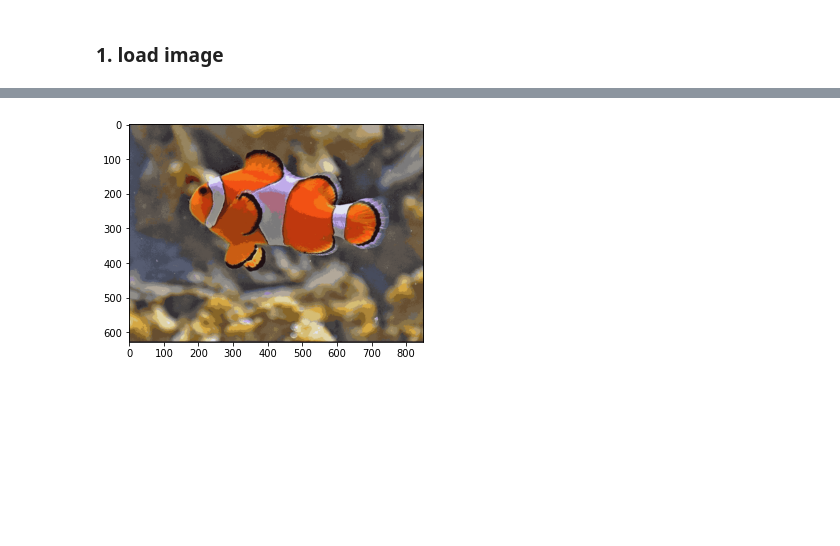
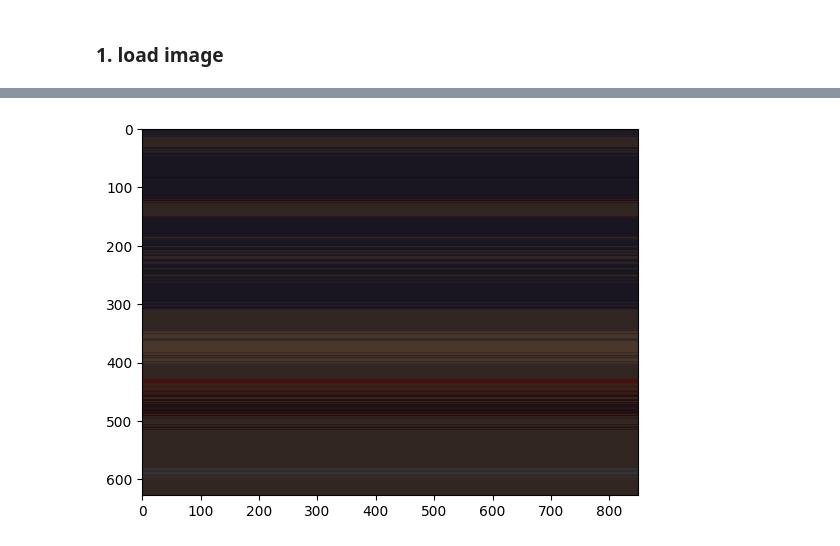
Before and after one commit to vaclav-kubes/MLF, a Jupyter notebook: Lab_02/Lab_02_task.ipynb, the cells around one changed output, grey strips where cells are left out. Cells and saved outputs as stored; diff of their text form; code cells hidden in the pictures; blank space fills up the shorter version.

```diff
--- a/Lab_02/Lab_02_task.ipynb
+++ b/Lab_02/Lab_02_task.ipynb
@@ -500,8 +499,7 @@ import numpy as np
 # %% [markdown]
 ### 1. load image
 # %%
-loaded_image = imread('Data/fish.jpg')
-
+loaded_image = imread('/content/fish.jpg')
 plt.imshow(loaded_image)
 plt.show()
 # %% [output]
@@ -524,13 +522,26 @@ def compress_image(image: np.ndarray, number_of_colours: int) -> np.ndarray:
     Returns:
     np.array: The compressed image as a numpy array in the same shape as the input.
     """
+    #print(np.shape(image))
+    image_out = image.reshape(np.shape(image)[0] *np.shape(image)[1], np.shape(image)[2])
+    #print(image)
+    kmeans = KMeans(n_clusters=number_of_colours)
+    kmeans.fit(image_out)
+    centroids = (kmeans.cluster_centers_).astype(int)
 
-    return image
+    labels = kmeans.predict(image_out)
+    image_out = np.zeros(np.shape(image), dtype=np.int8)
+    for k in range(np.shape(image)[0]):
+        image_out[k] = centroids[labels[k]]
+    image_out = image_out.reshape(np.shape(image)[0], np.shape(image)[1], np.shape(image)[2])
+    #print(labels)
+    return image_out
 # %%
-img = compress_image(loaded_image, 30)
+
+img = compress_image(loaded_image, 100)
 
 plt.figure()
 plt.imshow(img)
 plt.show()
 # %% [output]
-[figure, old version]
+[figure, new version]
```
Also changed, not shown: parts of 2 cells of this notebook.
